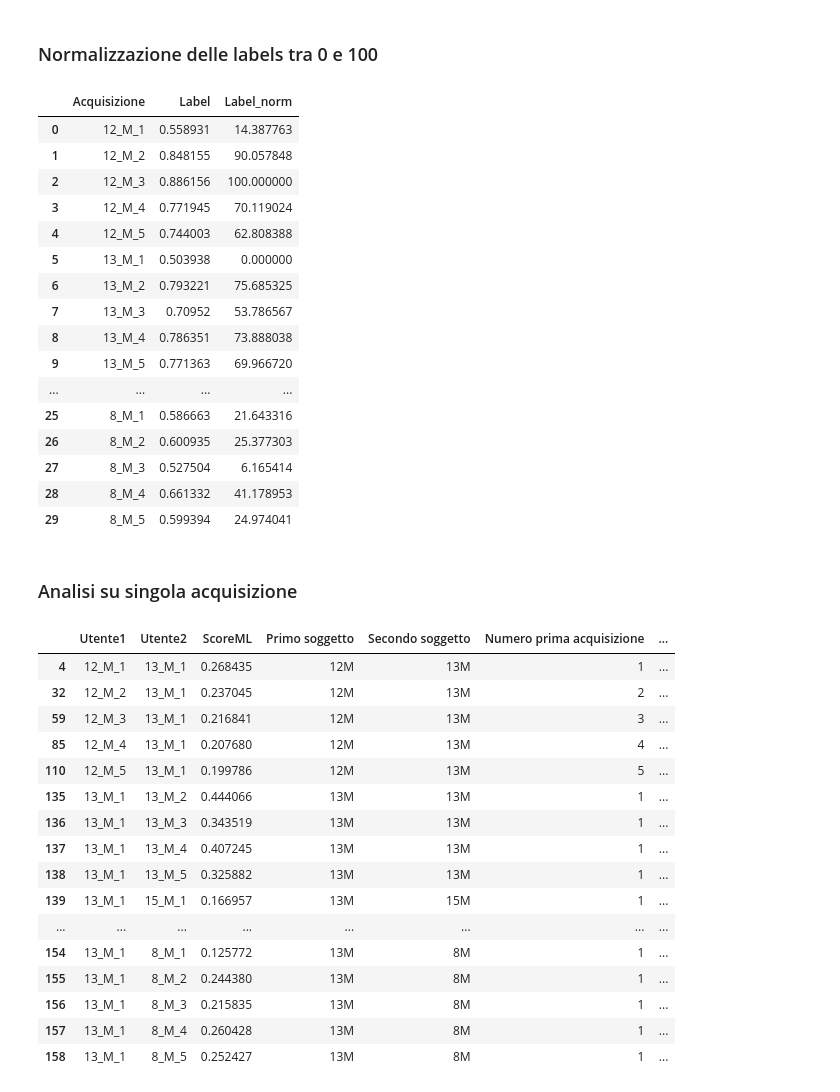
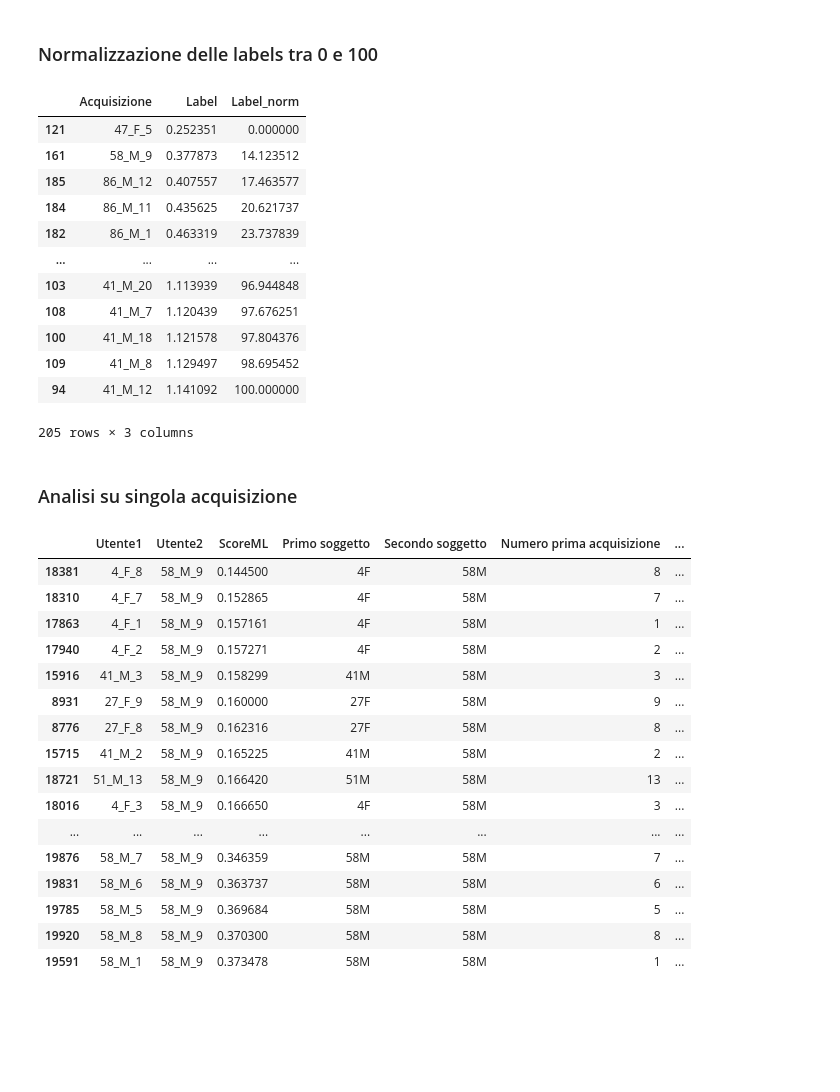
Before and after one commit to Simone-Smaldore/progetto-iqa-sensori, a Jupyter notebook: Utilità python/genera_pseudo_labels.ipynb, the cells around one changed output. Saved outputs shown, nothing was run; the diff lists cells and outputs as text; code cells hidden in the pictures; blank space fills up the shorter version.

Commit message:
ß Riallineato notebook inizializza pesi con immagini distorte; ß Generata tabellaScore per 205 acquisizioni e inizializzati pesi della rete

```diff
--- a/Utilità python/genera_pseudo_labels.ipynb
+++ b/Utilità python/genera_pseudo_labels.ipynb
@@ -5,9 +5,10 @@ from statistics import mean
 # %% [markdown]
 ### Lettura dati file degli score
 # %%
-PATH_FILE_SCORE = './tabellaScoreNuova.csv'
+#PATH_FILE_SCORE = './tabellaScoreNuova.csv'
+PATH_FILE_SCORE = './scoreCsv.csv'
 
 scores = pd.read_csv(PATH_FILE_SCORE)
-scores.head(50)
+scores.head(10)
 # %% [output]
 |  | Utente1 | Utente2 | ScoreML |
@@ -103,45 +98,42 @@ max_label = df_labels.Label.max()
 df_labels['Label_norm'] = df_labels['Label'].apply(lambda l: 100 * (l - min_label)/(max_label - min_label))
 df_labels = df_labels.reset_index(drop=True)
 # %%
-df_labels
+df_labels.sort_values(by=['Label'])
 # %% [output]
 |  | Acquisizione | Label | Label_norm |
-| 0 | 12_M_1 | 0.558931 | 14.387763 |
-| 1 | 12_M_2 | 0.848155 | 90.057848 |
-| 2 | 12_M_3 | 0.886156 | 100.000000 |
-| 3 | 12_M_4 | 0.771945 | 70.119024 |
-| 4 | 12_M_5 | 0.744003 | 62.808388 |
-| 5 | 13_M_1 | 0.503938 | 0.000000 |
-| 6 | 13_M_2 | 0.793221 | 75.685325 |
-| 7 | 13_M_3 | 0.70952 | 53.786567 |
-| 8 | 13_M_4 | 0.786351 | 73.888038 |
-| 9 | 13_M_5 | 0.771363 | 69.966720 |
+| 121 | 47_F_5 | 0.252351 | 0.000000 |
+| 161 | 58_M_9 | 0.377873 | 14.123512 |
+| 185 | 86_M_12 | 0.407557 | 17.463577 |
+| 184 | 86_M_11 | 0.435625 | 20.621737 |
+| 182 | 86_M_1 | 0.463319 | 23.737839 |
 | ... | ... | ... | ... |
-| 25 | 8_M_1 | 0.586663 | 21.643316 |
-| 26 | 8_M_2 | 0.600935 | 25.377303 |
-| 27 | 8_M_3 | 0.527504 | 6.165414 |
-| 28 | 8_M_4 | 0.661332 | 41.178953 |
-| 29 | 8_M_5 | 0.599394 | 24.974041 |
+| 103 | 41_M_20 | 1.113939 | 96.944848 |
+| 108 | 41_M_7 | 1.120439 | 97.676251 |
+| 100 | 41_M_18 | 1.121578 | 97.804376 |
+| 109 | 41_M_8 | 1.129497 | 98.695452 |
+| 94 | 41_M_12 | 1.141092 | 100.000000 |
+205 rows × 3 columns
 # %% [markdown]
 ### Analisi su singola acquisizione
 # %%
-acquisizioneAnalisi = '13_M_1'
-scores[(scores.Utente1 == acquisizioneAnalisi) | (scores.Utente2 == acquisizioneAnalisi)]
+acquisizioneAnalisi = '58_M_9'
+test_df = scores[(scores.Utente1 == acquisizioneAnalisi) | (scores.Utente2 == acquisizioneAnalisi)]
+test_df.sort_values(by='ScoreML').style
 # %% [output]
 |  | Utente1 | Utente2 | ScoreML | Primo soggetto | Secondo soggetto | Numero prima acquisizione | ... |
-| 4 | 12_M_1 | 13_M_1 | 0.268435 | 12M | 13M | 1 | ... |
-| 32 | 12_M_2 | 13_M_1 | 0.237045 | 12M | 13M | 2 | ... |
-| 59 | 12_M_3 | 13_M_1 | 0.216841 | 12M | 13M | 3 | ... |
-| 85 | 12_M_4 | 13_M_1 | 0.207680 | 12M | 13M | 4 | ... |
-| 110 | 12_M_5 | 13_M_1 | 0.199786 | 12M | 13M | 5 | ... |
-| 135 | 13_M_1 | 13_M_2 | 0.444066 | 13M | 13M | 1 | ... |
-| 136 | 13_M_1 | 13_M_3 | 0.343519 | 13M | 13M | 1 | ... |
-| 137 | 13_M_1 | 13_M_4 | 0.407245 | 13M | 13M | 1 | ... |
-| 138 | 13_M_1 | 13_M_5 | 0.325882 | 13M | 13M | 1 | ... |
-| 139 | 13_M_1 | 15_M_1 | 0.166957 | 13M | 15M | 1 | ... |
+| 18381 | 4_F_8 | 58_M_9 | 0.144500 | 4F | 58M | 8 | ... |
+| 18310 | 4_F_7 | 58_M_9 | 0.152865 | 4F | 58M | 7 | ... |
+| 17863 | 4_F_1 | 58_M_9 | 0.157161 | 4F | 58M | 1 | ... |
+| 17940 | 4_F_2 | 58_M_9 | 0.157271 | 4F | 58M | 2 | ... |
+| 15916 | 41_M_3 | 58_M_9 | 0.158299 | 41M | 58M | 3 | ... |
+| 8931 | 27_F_9 | 58_M_9 | 0.160000 | 27F | 58M | 9 | ... |
+| 8776 | 27_F_8 | 58_M_9 | 0.162316 | 27F | 58M | 8 | ... |
+| 15715 | 41_M_2 | 58_M_9 | 0.165225 | 41M | 58M | 2 | ... |
+| 18721 | 51_M_13 | 58_M_9 | 0.166420 | 51M | 58M | 13 | ... |
+| 18016 | 4_F_3 | 58_M_9 | 0.166650 | 4F | 58M | 3 | ... |
 | ... | ... | ... | ... | ... | ... | ... | ... |
-| 154 | 13_M_1 | 8_M_1 | 0.125772 | 13M | 8M | 1 | ... |
-| 155 | 13_M_1 | 8_M_2 | 0.244380 | 13M | 8M | 1 | ... |
-| 156 | 13_M_1 | 8_M_3 | 0.215835 | 13M | 8M | 1 | ... |
-| 157 | 13_M_1 | 8_M_4 | 0.260428 | 13M | 8M | 1 | ... |
-| 158 | 13_M_1 | 8_M_5 | 0.252427 | 13M | 8M | 1 | ... |
+| 19876 | 58_M_7 | 58_M_9 | 0.346359 | 58M | 58M | 7 | ... |
+| 19831 | 58_M_6 | 58_M_9 | 0.363737 | 58M | 58M | 6 | ... |
+| 19785 | 58_M_5 | 58_M_9 | 0.369684 | 58M | 58M | 5 | ... |
+| 19920 | 58_M_8 | 58_M_9 | 0.370300 | 58M | 58M | 8 | ... |
+| 19591 | 58_M_1 | 58_M_9 | 0.373478 | 58M | 58M | 1 | ... |
```
Also changed, not shown: parts of 2 cells of this notebook, 9 other files.
